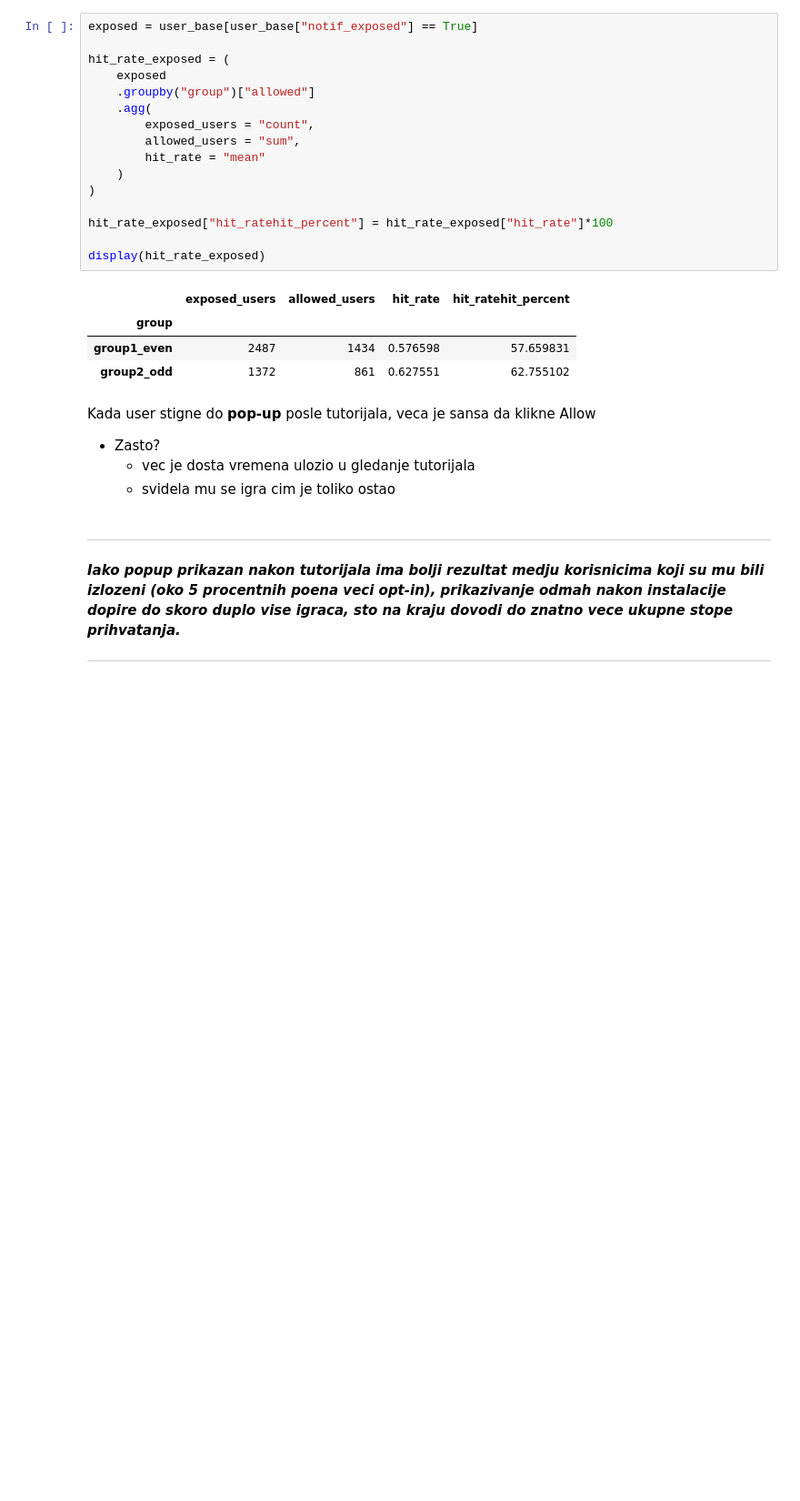
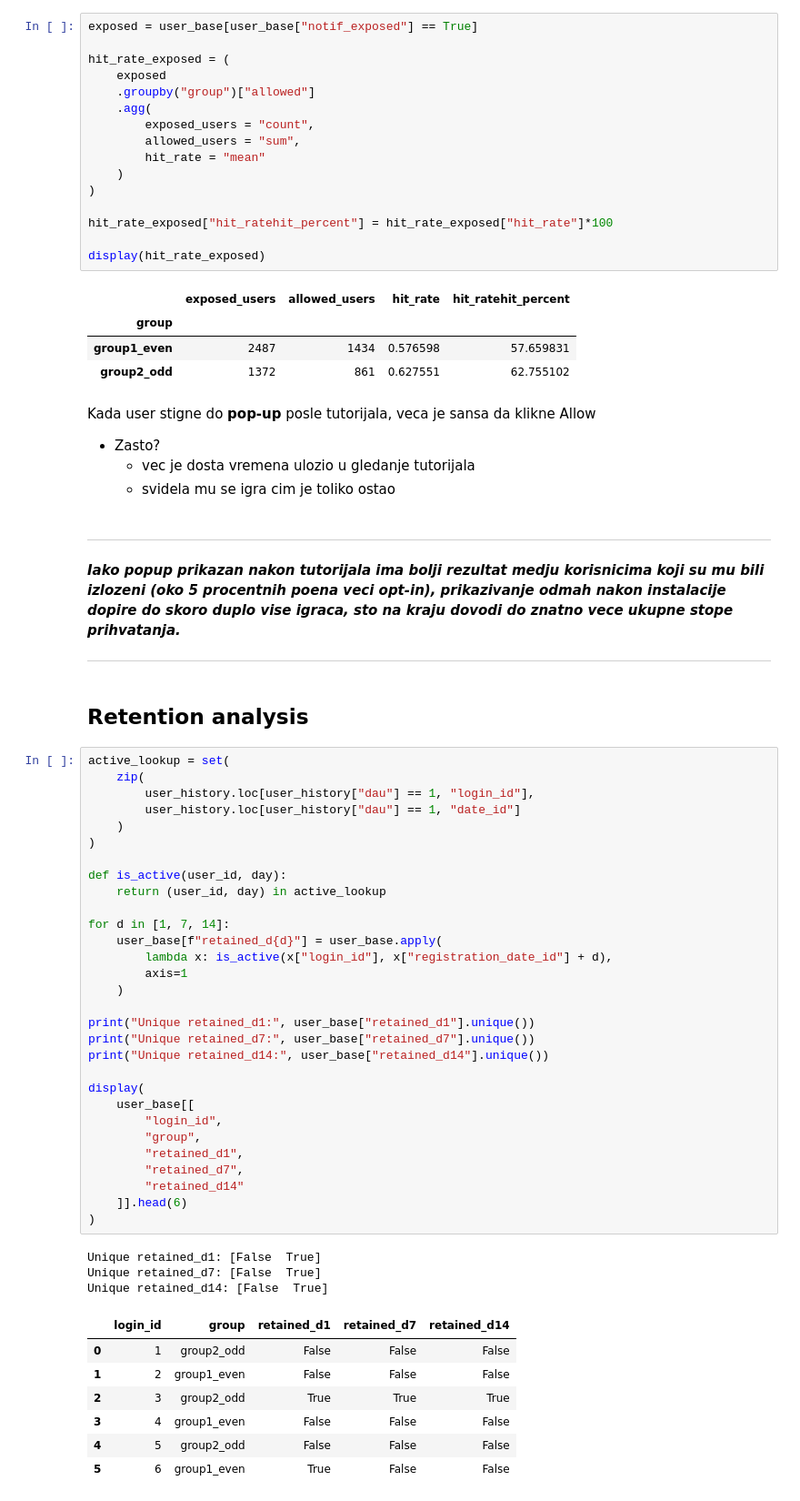
Before and after one commit to dobrosavljevicnenad/nordeus-notification-abtest-retention-ml, a Jupyter notebook: notebooks/01_ab_test_analysis.ipynb, the cells around one changed output. Shown at 91% size. Cells and saved outputs as stored; diff of their text form; blank space fills up the shorter version.

Commit message:
add retention analysis

```diff
--- a/notebooks/01_ab_test_analysis.ipynb
+++ b/notebooks/01_ab_test_analysis.ipynb
@@ -384,3 +384,46 @@ Kada user stigne do **pop-up** posle tutorijala, veca je sansa da klikne Allow
 ***Iako popup prikazan nakon tutorijala ima bolji rezultat medju korisnicima koji su mu bili izlozeni (oko 5 procentnih poena veci opt-in), prikazivanje odmah nakon instalacije dopire do skoro duplo vise igraca, sto na kraju dovodi do znatno vece ukupne stope prihvatanja.***
 
 ---
+# %% [markdown]
+## Retention analysis
+# %%
+active_lookup = set(
+    zip(
+        user_history.loc[user_history["dau"] == 1, "login_id"],
+        user_history.loc[user_history["dau"] == 1, "date_id"]
+    )
+)
+
+def is_active(user_id, day):
+    return (user_id, day) in active_lookup
+
+for d in [1, 7, 14]:
+    user_base[f"retained_d{d}"] = user_base.apply(
+        lambda x: is_active(x["login_id"], x["registration_date_id"] + d),
+        axis=1
+    )
+
+print("Unique retained_d1:", user_base["retained_d1"].unique())
+print("Unique retained_d7:", user_base["retained_d7"].unique())
+print("Unique retained_d14:", user_base["retained_d14"].unique())
+
+display(
+    user_base[[
+        "login_id",
+        "group",
+        "retained_d1",
+        "retained_d7",
+        "retained_d14"
+    ]].head(6)
+)
+# %% [output]
+Unique retained_d1: [False  True]
+Unique retained_d7: [False  True]
+Unique retained_d14: [False  True]
+|  | login_id | group | retained_d1 | retained_d7 | retained_d14 |
+| 0 | 1 | group2_odd | False | False | False |
+| 1 | 2 | group1_even | False | False | False |
+| 2 | 3 | group2_odd | True | True | True |
+| 3 | 4 | group1_even | False | False | False |
+| 4 | 5 | group2_odd | False | False | False |
+| 5 | 6 | group1_even | True | False | False |
```
Also changed, not shown: parts of 10 cells of this notebook, 1 other file.
